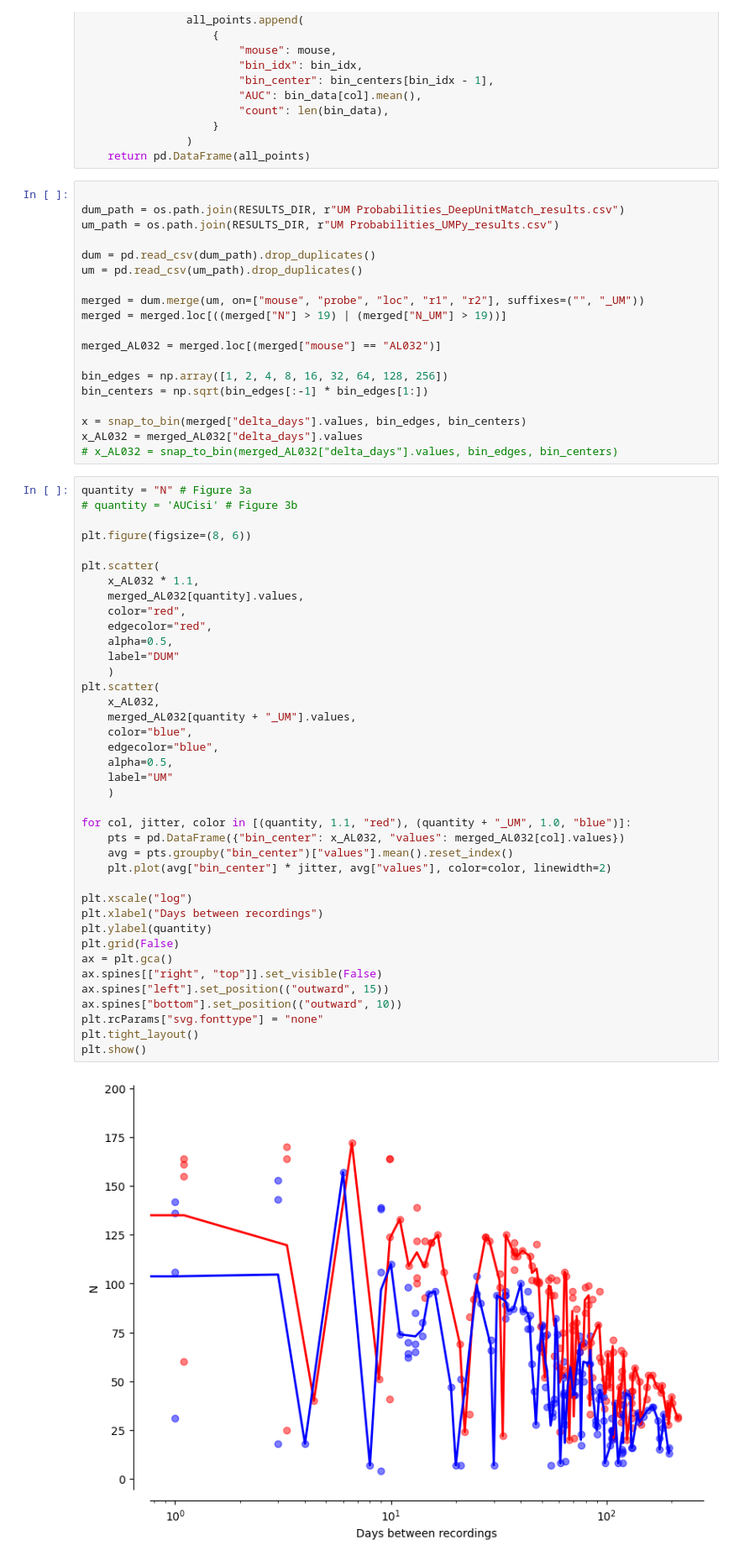
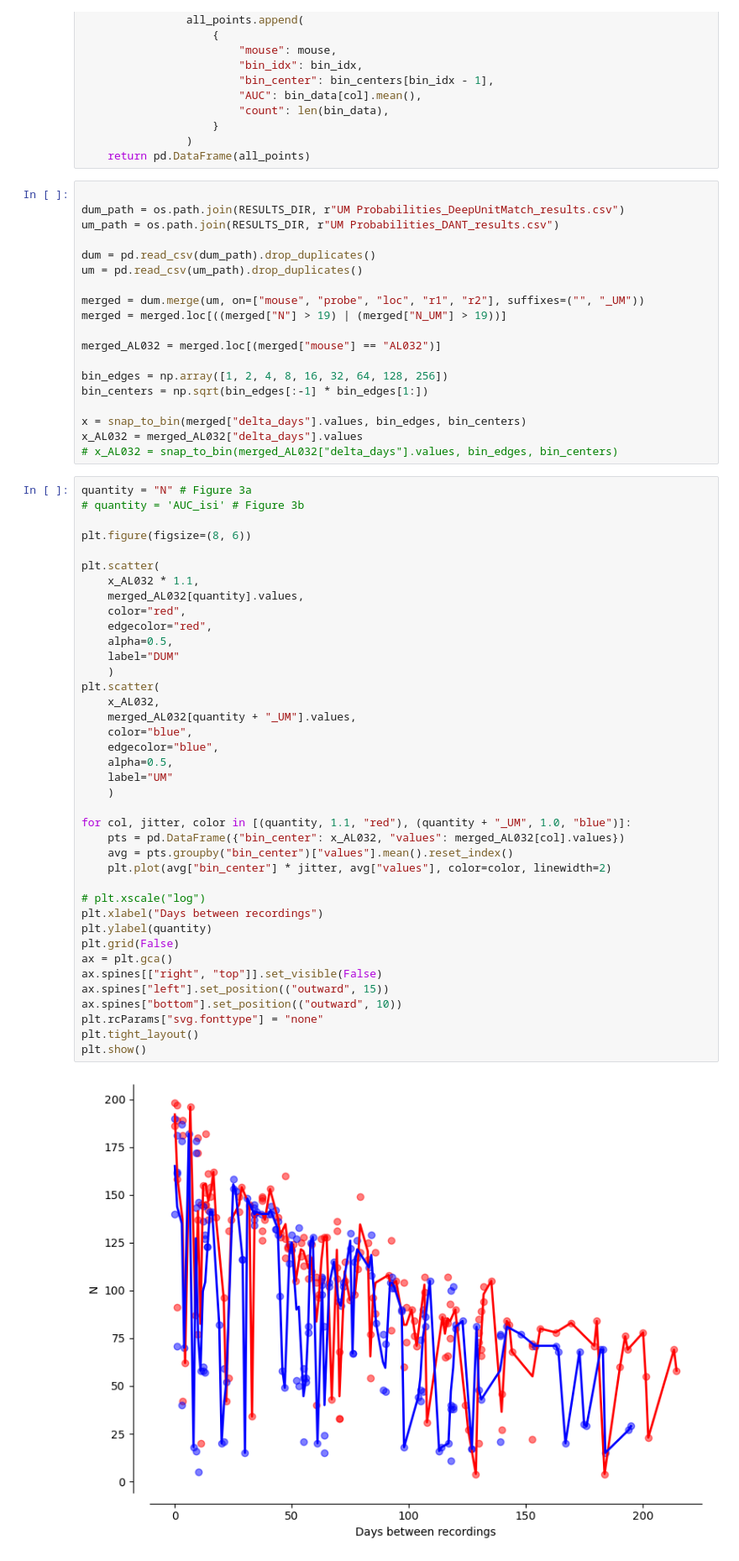
Before and after one commit to EnnyvanBeest/UnitMatch, a Jupyter notebook: UnitMatchPy/PaperAnalyses/figure3.ipynb, the cells around one changed output. Shown at 84% size. Saved outputs shown, nothing was run; the diff lists cells and outputs as text.

```diff
--- a/UnitMatchPy/PaperAnalyses/figure3.ipynb
+++ b/UnitMatchPy/PaperAnalyses/figure3.ipynb
@@ -39,7 +39,7 @@ def get_binned_data_merged(data, col, bin_edges):
 # %%
 
 dum_path = os.path.join(RESULTS_DIR, r"UM Probabilities_DeepUnitMatch_results.csv")
-um_path = os.path.join(RESULTS_DIR, r"UM Probabilities_UMPy_results.csv")
+um_path = os.path.join(RESULTS_DIR, r"UM Probabilities_DANT_results.csv")
 
 dum = pd.read_csv(dum_path).drop_duplicates()
 um = pd.read_csv(um_path).drop_duplicates()
@@ -57,7 +57,7 @@ x_AL032 = merged_AL032["delta_days"].values
 # x_AL032 = snap_to_bin(merged_AL032["delta_days"].values, bin_edges, bin_centers)
 # %%
 quantity = "N" # Figure 3a
-# quantity = 'AUCisi' # Figure 3b
+# quantity = 'AUC_isi' # Figure 3b
 
 plt.figure(figsize=(8, 6))
 
@@ -67,34 +67,34 @@ plt.scatter(
     color="red",
     edgecolor="red",
     alpha=0.5,
     label="DUM"
     )
 plt.scatter(
     x_AL032,
     merged_AL032[quantity + "_UM"].values,
     color="blue",
     edgecolor="blue",
     alpha=0.5,
     label="UM"
     )
 
 for col, jitter, color in [(quantity, 1.1, "red"), (quantity + "_UM", 1.0, "blue")]:
     pts = pd.DataFrame({"bin_center": x_AL032, "values": merged_AL032[col].values})
     avg = pts.groupby("bin_center")["values"].mean().reset_index()
     plt.plot(avg["bin_center"] * jitter, avg["values"], color=color, linewidth=2)
 
-plt.xscale("log")
+# plt.xscale("log")
 plt.xlabel("Days between recordings")
 plt.ylabel(quantity)
 plt.grid(False)
 ax = plt.gca()
 ax.spines[["right", "top"]].set_visible(False)
 ax.spines["left"].set_position(("outward", 15))
 ax.spines["bottom"].set_position(("outward", 10))
 plt.rcParams["svg.fonttype"] = "none"
 plt.tight_layout()
 plt.show()
 # %% [output]
-[figure, old version]
+[figure, new version]
 # %%
 quantity = "N" # Figure 3c
```
Also changed, not shown: parts of 1 cell of this notebook, 4 other files.
